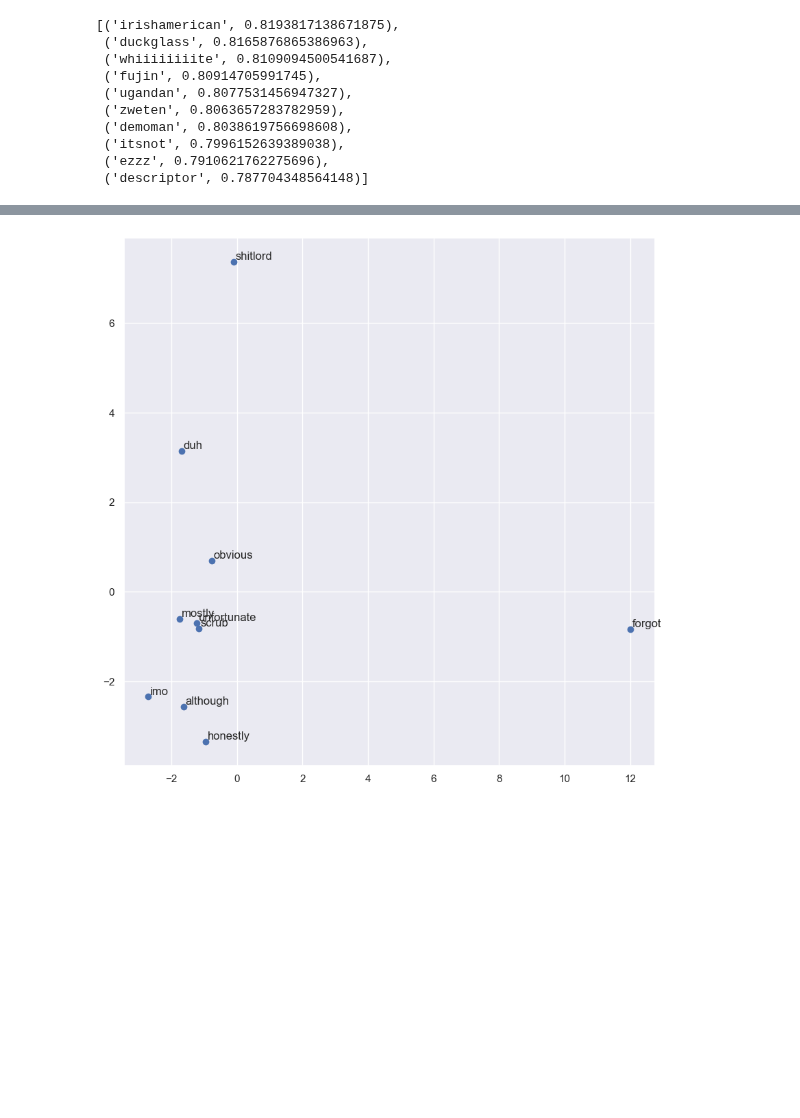
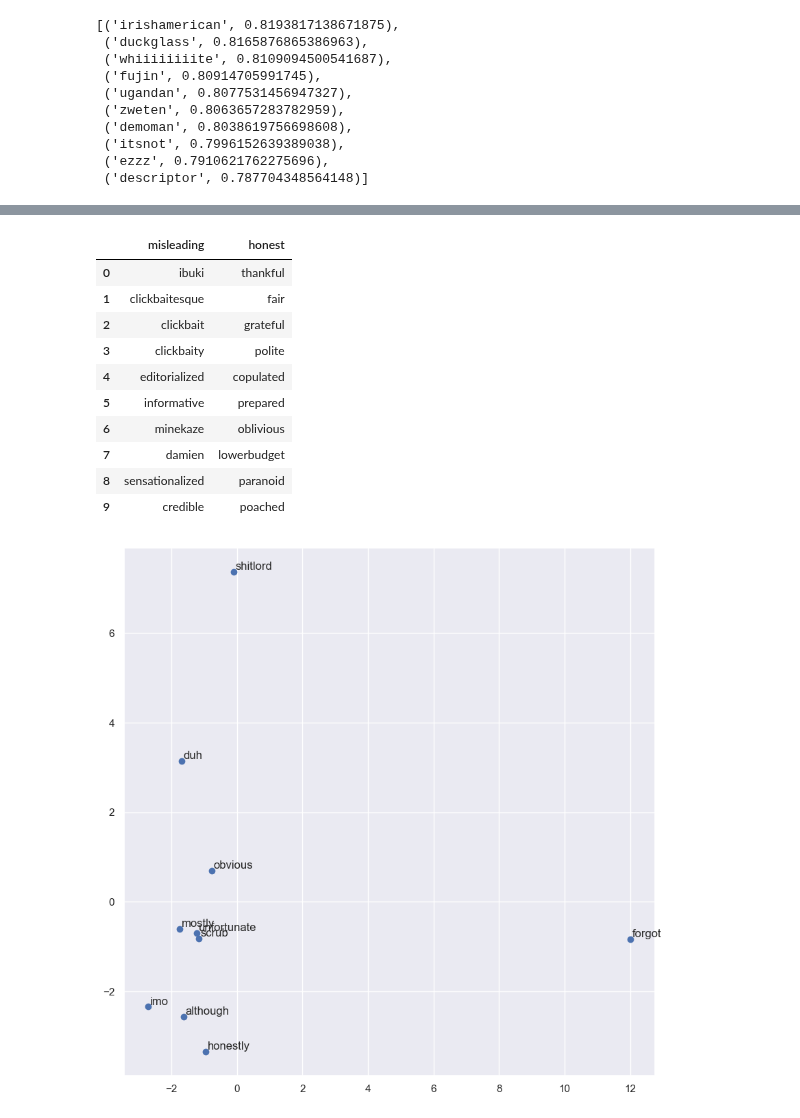
Before and after one commit to Sveto-G/Reddit-Sarcasm, a Jupyter notebook: Notebooks/word2vec.ipynb, the cells around one changed output, grey strips where cells are left out. Cells and saved outputs as stored; diff of their text form; code cells hidden in the pictures; blank space fills up the shorter version.

```diff
--- a/Notebooks/word2vec.ipynb
+++ b/Notebooks/word2vec.ipynb
@@ -169,3 +201,25 @@ model.most_similar(['onion', 'facetious'])
+# %%
+misleading = model.most_similar(positive=['misleading'])
+honest = model.most_similar(positive=['honest'])
+
+pd.DataFrame(
+        data={
+            "misleading": [word for word, sim in misleading],
+            "honest": [word for word, sim in honest]
+        }
+)
+# %% [output]
+|  | misleading | honest |
+| 0 | ibuki | thankful |
+| 1 | clickbaitesque | fair |
+| 2 | clickbait | grateful |
+| 3 | clickbaity | polite |
+| 4 | editorialized | copulated |
+| 5 | informative | prepared |
+| 6 | minekaze | oblivious |
+| 7 | damien | lowerbudget |
+| 8 | sensationalized | paranoid |
+| 9 | credible | poached |
 # %%
 words = ['duh', 'scrub', 'obvious', 'shitlord', 'forgot', 'imo', 'although', 'honestly', 'mostly', 'unfortunate']
 # %%
```
Also changed, not shown: parts of 18 cells of this notebook.
